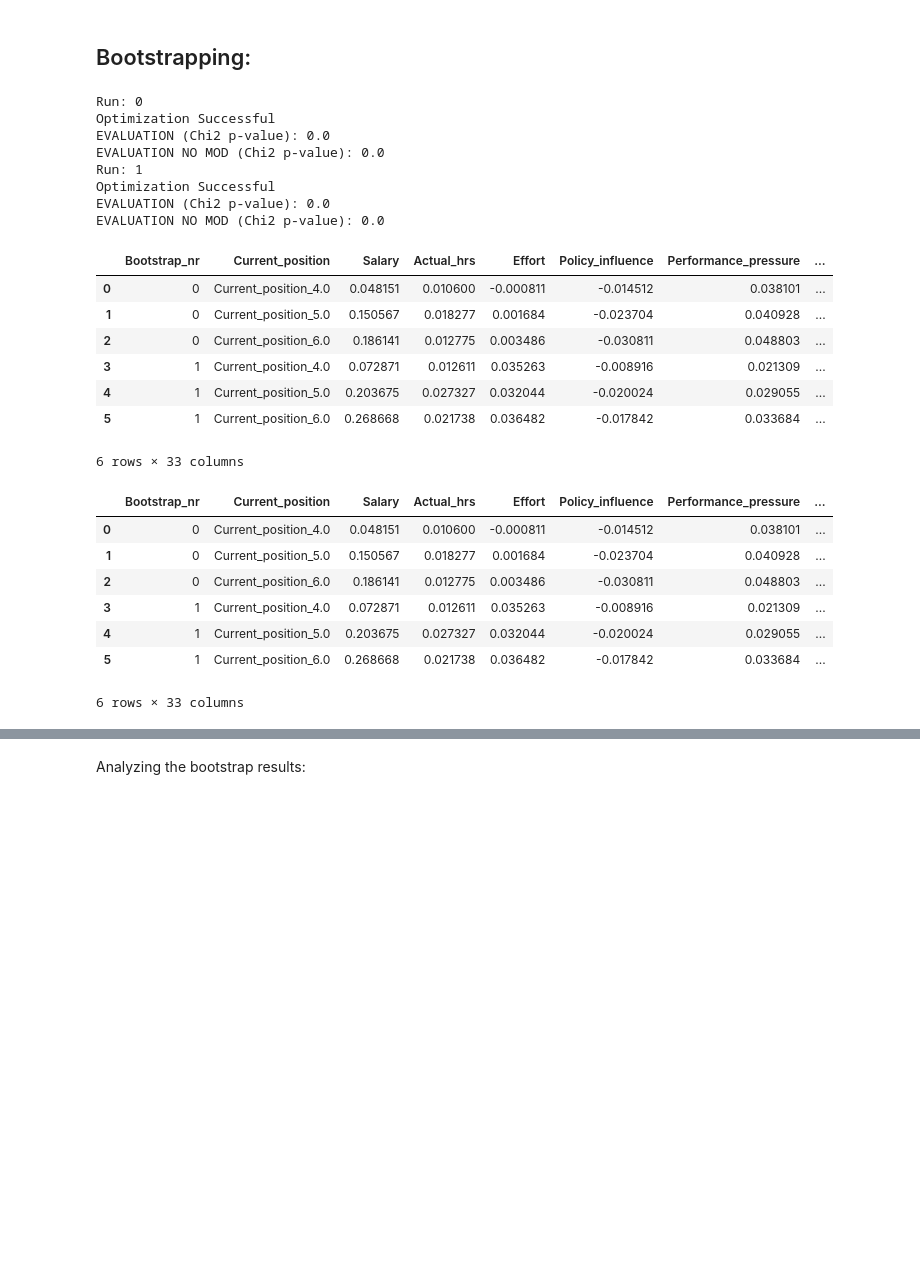
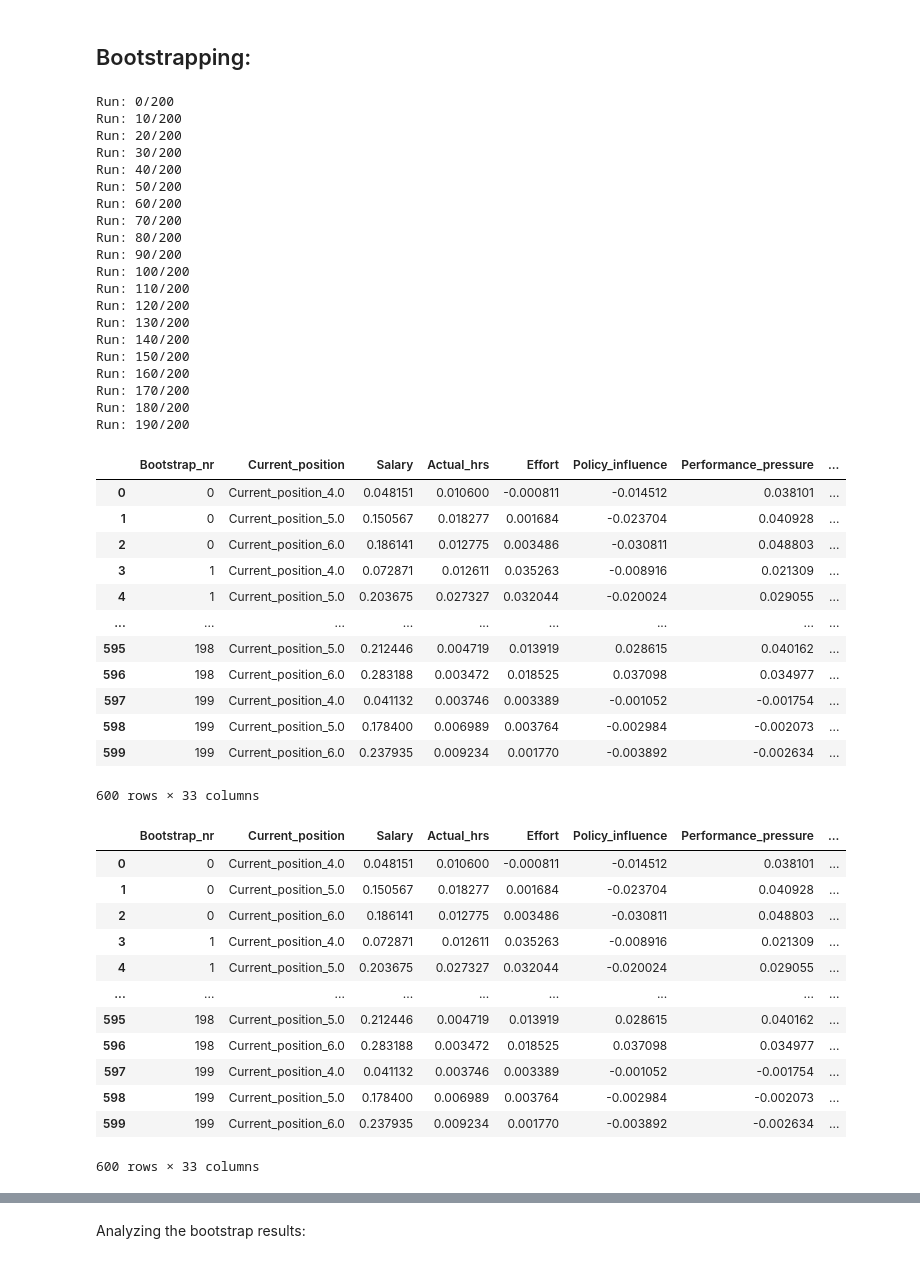
Before and after one commit to AndreiAf02/Job-Satisfaction, a Jupyter notebook: Job_Satisfaction_CZ_Seniority.ipynb, the cells around one changed output, grey strips where cells are left out. Saved outputs shown, nothing was run; the diff lists cells and outputs as text; code cells hidden in the pictures; blank space fills up the shorter version.

```diff
--- a/Job_Satisfaction_CZ_Seniority.ipynb
+++ b/Job_Satisfaction_CZ_Seniority.ipynb
@@ -1159,7 +1159,7 @@ LogLik            2.808805
 # %% [markdown]
 ## Bootstrapping:
 # %%
-times = 2
+times = 200
 
 Evaluation_cols = ['DoF', 'DoF Baseline', 'chi2', 'chi2 p-value', 'chi2 Baseline', 'CFI',
                    'GFI', 'AGFI', 'NFI', 'TLI', 'RMSEA', 'AIC', 'BIC', 'LogLik']
@@ -1175,7 +1175,8 @@ model = semopy.Model(path)
 model_no_mod = semopy.Model(path_no_mod)
 
 for i in range(times):
-  print('Run:', i)
+  if i % 10 ==0:
+    print(f'Run: {i}/{times}')
   data_cz_bootstrapped = data_cz_formatted_academic_w_dummies.sample(n=len(data_cz_formatted_academic_w_dummies), replace=True, random_state=i).reset_index(drop=True)
 
   # model = semopy.Model(path)
@@ -1186,11 +1187,11 @@ for i in range(times):
   ins_no_mod = model_no_mod.inspect()
 
   if 'Optimization terminated successfully' in result.message and 'Optimization terminated successfully' in result_no_mod.message:
-    print('Optimization Successful')
+    # print('Optimization Successful')
 
     ## ---------------- Returning the full indirect path fits for the path model with Age moderation: ----------------------
     fit_evaluation = semopy.calc_stats(model)
-    print('EVALUATION (Chi2 p-value):', float(fit_evaluation['chi2 p-value'].iloc[0]))
+    # print('EVALUATION (Chi2 p-value):', float(fit_evaluation['chi2 p-value'].iloc[0]))
 
     for curr_pos in Current_position_dummy_cols:
       path_coeff = [i, curr_pos]
@@ -1222,48 +1223,66 @@ for i in range(times):
 
     ## ---------------- Returning the full indirect path fits for the path model without Age moderation: ----------------------
     fit_evaluation_no_mod = semopy.calc_stats(model_no_mod)
-    print('EVALUATION NO MOD (Chi2 p-value):', float(fit_evaluation_no_mod['chi2 p-value'].iloc[0]))
+    # print('EVALUATION NO MOD (Chi2 p-value):', float(fit_evaluation_no_mod['chi2 p-value'].iloc[0]))
 
     for curr_pos in Current_position_dummy_cols:
       path_coeff_no_mod = [i, curr_pos]
       for work_cond in Working_condition_cols:
         path_coeff_no_mod.append(float(ins_no_mod['Estimate'][(ins_no_mod['rval']==curr_pos) &
                           (ins_no_mod['lval']==work_cond)].iloc[0]) * float(ins_no_mod['Estimate'][(ins_no_mod['rval']==work_cond) &
                           (ins_no_mod['lval']=='Job_satisfaction')].iloc[0]))
       path_coeff_no_mod.append(float(ins_no_mod['Estimate'][(ins_no_mod['rval']==curr_pos) &
                           (ins_no_mod['lval']=='Job_satisfaction')].iloc[0]))
       path_coeff_no_mod = path_coeff_no_mod + fit_evaluation_no_mod.iloc[0].tolist()
       bootstrap_path_values_no_mod.loc[len(bootstrap_path_values_no_mod)] = path_coeff_no_mod
 
     ## Printing the mediation pathways without Age moderation:
     med_coeff_no_mod = [i]
     for work_cond in Working_condition_cols:
         med_coeff_no_mod.append(float(ins_no_mod['Estimate'][(ins_no_mod['rval']==work_cond) &
                           (ins_no_mod['lval']=='Job_satisfaction')].iloc[0]))
     med_coeff_no_mod = med_coeff_no_mod + fit_evaluation_no_mod.iloc[0].tolist()
     mediation_path_values_no_mod.loc[len(mediation_path_values_no_mod)] = med_coeff_no_mod
 
   else:
+    print('Run:', i)
     print('Optimization Unsuccessful')
 
 bootstrap_path_values
 # %% [output]
-Run: 0
-Optimization Successful
-EVALUATION (Chi2 p-value): 0.0
-EVALUATION NO MOD (Chi2 p-value): 0.0
-Run: 1
-Optimization Successful
-EVALUATION (Chi2 p-value): 0.0
-EVALUATION NO MOD (Chi2 p-value): 0.0
+Run: 0/200
+Run: 10/200
+Run: 20/200
+Run: 30/200
+Run: 40/200
+Run: 50/200
+Run: 60/200
+Run: 70/200
+Run: 80/200
+Run: 90/200
+Run: 100/200
+Run: 110/200
+Run: 120/200
+Run: 130/200
+Run: 140/200
+Run: 150/200
+Run: 160/200
+Run: 170/200
+Run: 180/200
+Run: 190/200
 |  | Bootstrap_nr | Current_position | Salary | Actual_hrs | Effort | Policy_influence | Performance_pressure | ... |
 | 0 | 0 | Current_position_4.0 | 0.048151 | 0.010600 | -0.000811 | -0.014512 | 0.038101 | ... |
 | 1 | 0 | Current_position_5.0 | 0.150567 | 0.018277 | 0.001684 | -0.023704 | 0.040928 | ... |
 | 2 | 0 | Current_position_6.0 | 0.186141 | 0.012775 | 0.003486 | -0.030811 | 0.048803 | ... |
 | 3 | 1 | Current_position_4.0 | 0.072871 | 0.012611 | 0.035263 | -0.008916 | 0.021309 | ... |
 | 4 | 1 | Current_position_5.0 | 0.203675 | 0.027327 | 0.032044 | -0.020024 | 0.029055 | ... |
-| 5 | 1 | Current_position_6.0 | 0.268668 | 0.021738 | 0.036482 | -0.017842 | 0.033684 | ... |
+| ... | ... | ... | ... | ... | ... | ... | ... | ... |
+| 595 | 198 | Current_position_5.0 | 0.212446 | 0.004719 | 0.013919 | 0.028615 | 0.040162 | ... |
+| 596 | 198 | Current_position_6.0 | 0.283188 | 0.003472 | 0.018525 | 0.037098 | 0.034977 | ... |
+| 597 | 199 | Current_position_4.0 | 0.041132 | 0.003746 | 0.003389 | -0.001052 | -0.001754 | ... |
+| 598 | 199 | Current_position_5.0 | 0.178400 | 0.006989 | 0.003764 | -0.002984 | -0.002073 | ... |
+| 599 | 199 | Current_position_6.0 | 0.237935 | 0.009234 | 0.001770 | -0.003892 | -0.002634 | ... |
-6 rows × 33 columns
+600 rows × 33 columns
 # %%
 bootstrap_path_values.to_csv('CZ_bootstrap_path_values.csv')
 mediation_path_values.to_csv('CZ_mediation_path_values.csv')
@@ -1279,8 +1298,13 @@ bootstrap_path_values
 | 2 | 0 | Current_position_6.0 | 0.186141 | 0.012775 | 0.003486 | -0.030811 | 0.048803 | ... |
 | 3 | 1 | Current_position_4.0 | 0.072871 | 0.012611 | 0.035263 | -0.008916 | 0.021309 | ... |
 | 4 | 1 | Current_position_5.0 | 0.203675 | 0.027327 | 0.032044 | -0.020024 | 0.029055 | ... |
-| 5 | 1 | Current_position_6.0 | 0.268668 | 0.021738 | 0.036482 | -0.017842 | 0.033684 | ... |
+| ... | ... | ... | ... | ... | ... | ... | ... | ... |
+| 595 | 198 | Current_position_5.0 | 0.212446 | 0.004719 | 0.013919 | 0.028615 | 0.040162 | ... |
+| 596 | 198 | Current_position_6.0 | 0.283188 | 0.003472 | 0.018525 | 0.037098 | 0.034977 | ... |
+| 597 | 199 | Current_position_4.0 | 0.041132 | 0.003746 | 0.003389 | -0.001052 | -0.001754 | ... |
+| 598 | 199 | Current_position_5.0 | 0.178400 | 0.006989 | 0.003764 | -0.002984 | -0.002073 | ... |
+| 599 | 199 | Current_position_6.0 | 0.237935 | 0.009234 | 0.001770 | -0.003892 | -0.002634 | ... |
-6 rows × 33 columns
+600 rows × 33 columns
 # %%
 mediation_path_values
 # %% [output]
```
Also changed, not shown: parts of 4 cells of this notebook.
